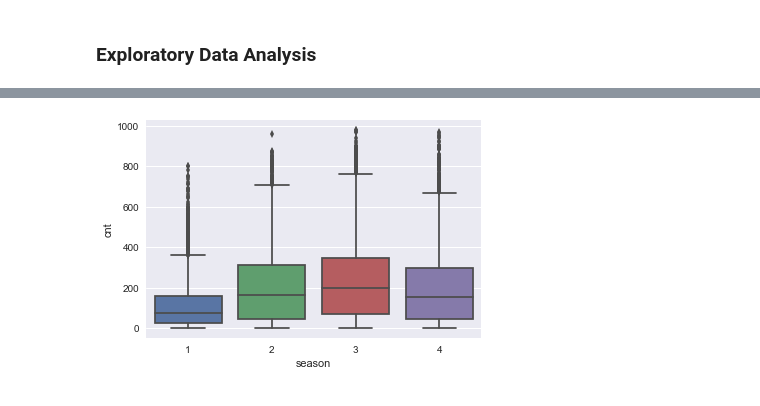
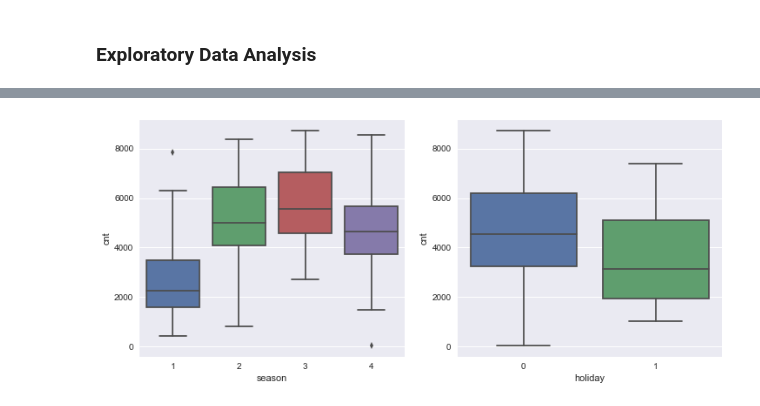
Before and after one commit to estebanangelm/bike_rental_analysis, a Jupyter notebook: Bike Rental Analysis.ipynb, the cells around one changed output, grey strips where cells are left out. Cells and saved outputs as stored; diff of their text form; code cells hidden in the pictures.

```diff
--- a/Bike Rental Analysis.ipynb
+++ b/Bike Rental Analysis.ipynb
@@ -34,5 +42,8 @@ c
-# %%
-ax = sns.boxplot(x="season", y="cnt", data=hour)
-# %% [output]
-[figure, removed]
+# %%
+f, axes = plt.subplots(1, 2,figsize=(12,5))
+sns.boxplot(  y="cnt", x= "season", data=day_train,  orient='v' , ax=axes[0])
+sns.boxplot(  y="cnt", x= "holiday", data=day_train,  orient='v' , ax=axes[1])
+plt.show()
+# %% [output]
+[figure, added]
 # %%
```
Also changed, not shown: parts of 19 cells of this notebook, 1 other file.
